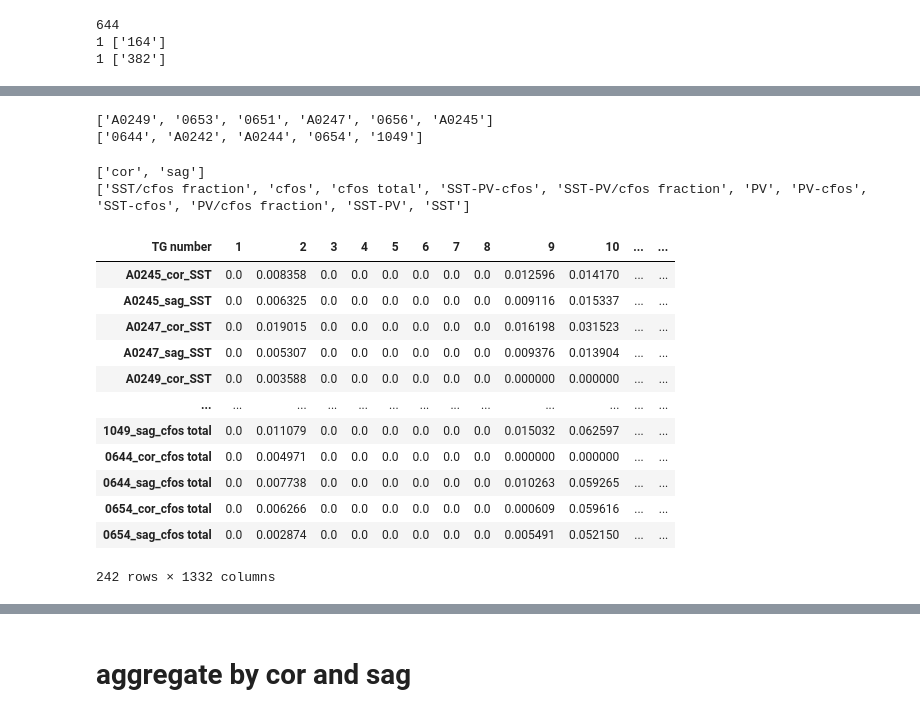
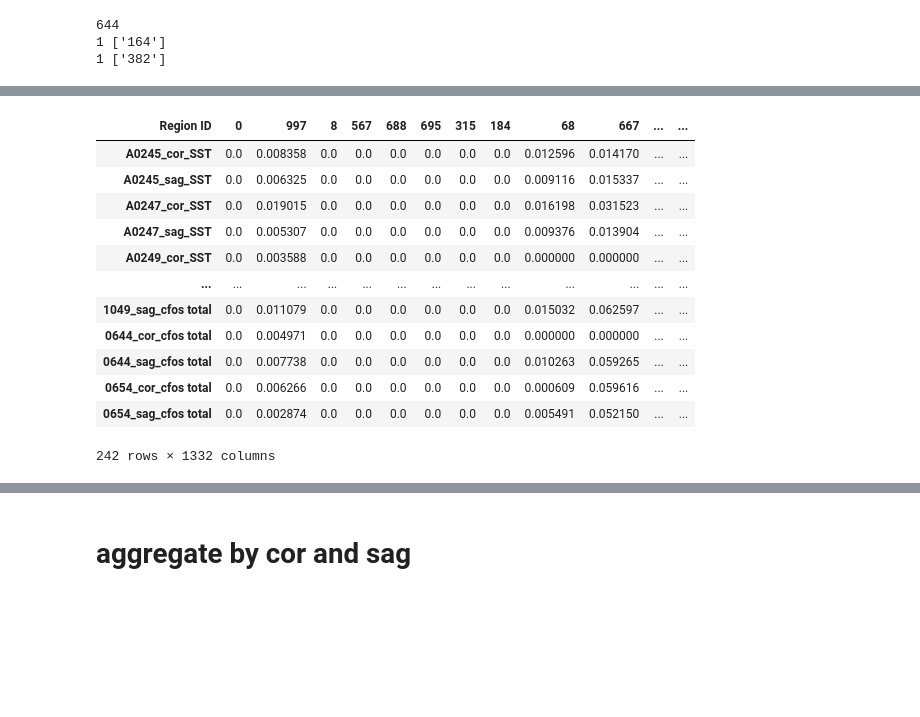
Before and after one commit to jhahncs/brain-slice-render, a Jupyter notebook: cfos/cfos_analysis.ipynb, the cells around one changed output, grey strips where cells are left out. Drawn from its saved outputs; the diff is of its cells as text; code cells hidden in the pictures; blank space fills up the shorter version.

```diff
--- a/cfos/cfos_analysis.ipynb
+++ b/cfos/cfos_analysis.ipynb
@@ -195,34 +533,16 @@ Index(['TG number', 'Region ID', 'Region name', 'A0244_cor_SST',
-# %%
-subject_id_exp = list(set([a.split("_")[0] for a in df_exp.columns[3:]]))
-subject_id_veh = list(set([a.split("_")[0] for a in df_veh.columns[3:]]))
-print(subject_id_exp)
-print(subject_id_veh)
-# %% [output]
-['A0249', '0653', '0651', 'A0247', '0656', 'A0245']
-['0644', 'A0242', 'A0244', '0654', '1049']
-# %%
-cut_method_list = list(set([a.split("_")[1] for a in df_exp.columns[3:]]))
-color_list = list(set([a.split("_")[2] for a in df_exp.columns[3:]]))
-
-print(cut_method_list)
-print(color_list)
-
-#color_list = ['PV','cfos','SST']
-# %% [output]
-['cor', 'sag']
-['SST/cfos fraction', 'cfos', 'cfos total', 'SST-PV-cfos', 'SST-PV/cfos fraction', 'PV', 'PV-cfos', 'SST-cfos', 'PV/cfos fraction', 'SST-PV', 'SST']
 # %%
-df_total = pd.concat([df_exp.drop(['TG number','Region ID','Region name'] ,axis=1),df_veh.drop(['Region ID','Region name'] ,axis=1)], axis=1)
-df_total.set_index('TG number', inplace=True)
+df_total = pd.concat([df_exp.drop(['TG number','Region ID','Region name'] ,axis=1),df_veh.drop(['TG number','Region name'] ,axis=1)], axis=1)
+#df_total.set_index('TG number', inplace=True)
+df_total.set_index('Region ID', inplace=True)
 df_total = df_total.T
 df_total['sample_id'] = [a.split('_')[0] for a in df_total.index]
 df_total['veh_exp'] = [1 if a.split('_')[0] in subject_id_exp else 0 for a in df_total.index]
 df_total['cut_method'] = ['cor' if a.split('_')[1] == 'cor' else 'sag' for a in df_total.index]
 df_total['color'] =[ a.split('_')[2] for a in df_total.index]
-
+df_total.to_csv('output/raw.csv')
 df_total
 # %% [output]
-| TG number | 1 | 2 | 3 | 4 | 5 | 6 | 7 | 8 | 9 | 10 | ... | ... |
+| Region ID | 0 | 997 | 8 | 567 | 688 | 695 | 315 | 184 | 68 | 667 | ... | ... |
 | A0245_cor_SST | 0.0 | 0.008358 | 0.0 | 0.0 | 0.0 | 0.0 | 0.0 | 0.0 | 0.012596 | 0.014170 | ... | ... |
 | A0245_sag_SST | 0.0 | 0.006325 | 0.0 | 0.0 | 0.0 | 0.0 | 0.0 | 0.0 | 0.009116 | 0.015337 | ... | ... |
 | A0247_cor_SST | 0.0 | 0.019015 | 0.0 | 0.0 | 0.0 | 0.0 | 0.0 | 0.0 | 0.016198 | 0.031523 | ... | ... |
```
Also changed, not shown: parts of 46 cells of this notebook, 13 other files.
